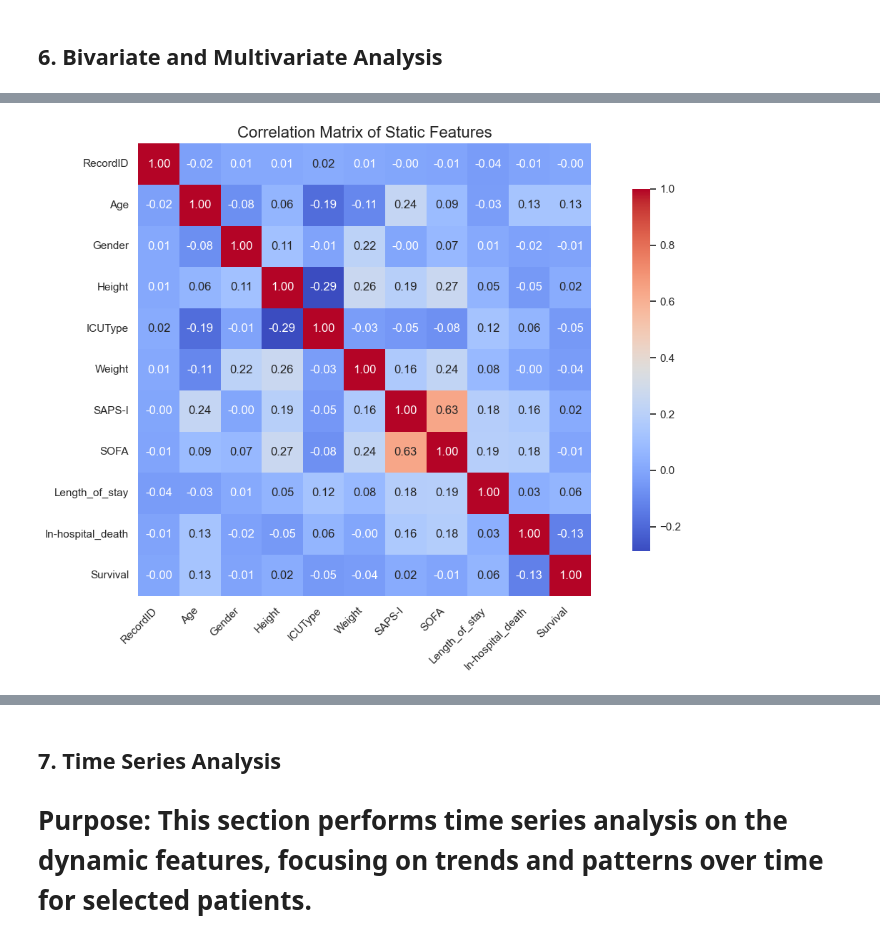
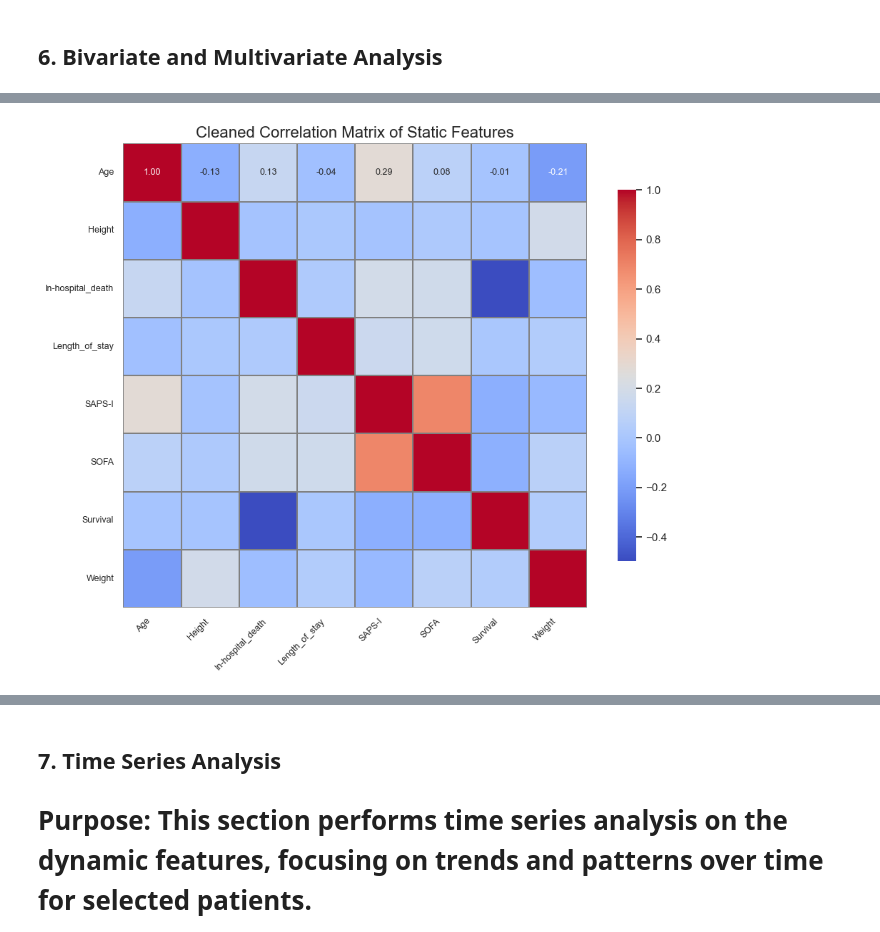
Before and after one commit to suvoganguli/AAI590_CapstoneProject, a Jupyter notebook: notebooks/02b_TimeSeries_Data_EDA.ipynb, the cells around one changed output, grey strips where cells are left out. Saved outputs shown, nothing was run; the diff lists cells and outputs as text; code cells hidden in the pictures.

```diff
--- a/notebooks/02b_TimeSeries_Data_EDA.ipynb
+++ b/notebooks/02b_TimeSeries_Data_EDA.ipynb
@@ -695,12 +686,45 @@ Index(['RecordID', 'Age', 'Gender', 'Height', 'ICUType', 'In-hospital_death',
 # %%
-# Correlations of Static features
-plt.figure(figsize=(12, 8))
-correlation_matrix = df_static[static_params].corr()
-sns.heatmap(correlation_matrix, annot=True, fmt=".2f", cmap='coolwarm', square=True, cbar_kws={"shrink": .8})
-plt.title("Correlation Matrix of Static Features", fontsize=16)
-plt.xticks(rotation=45, ha='right')
-plt.yticks(rotation=0)
+# Copy static dataframe
+static_corr_df = df_static.copy()
+
+# Drop identifier and categorical columns (non-numeric or binary metadata)
+drop_static_cols = ['RecordID', 'Gender', 'ICUType']  # gender and ICUType are categorical
+static_corr_df.drop(columns=[col for col in drop_static_cols if col in static_corr_df.columns], inplace=True)
+
+# Replace known missing value codes (-1) with NaN
+static_corr_df.replace(-1, np.nan, inplace=True)
+
+# Remove columns with > 80% missing values
+missing_thresh = 0.8
+valid_static_cols = static_corr_df.columns[static_corr_df.isna().mean() < missing_thresh]
+static_corr_df = static_corr_df[valid_static_cols]
+
+# Remove near-constant features
+var_thresh = 1e-5
+low_var_cols_static = [col for col in static_corr_df.columns if static_corr_df[col].var(skipna=True) <= var_thresh]
+static_corr_df.drop(columns=low_var_cols_static, inplace=True)
+
+# Compute correlation matrix
+static_corr_matrix = static_corr_df.corr(method='pearson', min_periods=5)
+
+# Plot
+plt.figure(figsize=(10, 8))
+sns.heatmap(
+    static_corr_matrix,
+    annot=True,
+    fmt=".2f",
+    cmap='coolwarm',
+    square=True,
+    cbar_kws={"shrink": 0.8},
+    annot_kws={"size": 9},
+    linewidths=0.3,
+    linecolor='gray',
+    mask=static_corr_matrix.isnull()
+)
+plt.title("Cleaned Correlation Matrix of Static Features", fontsize=16)
+plt.xticks(rotation=45, ha='right', fontsize=9)
+plt.yticks(rotation=0, fontsize=9)
 plt.tight_layout()
 plt.show()
 # %% [output]
-[figure, old version]
+[figure, new version]
```
Also changed, not shown: parts of 7 cells of this notebook.
